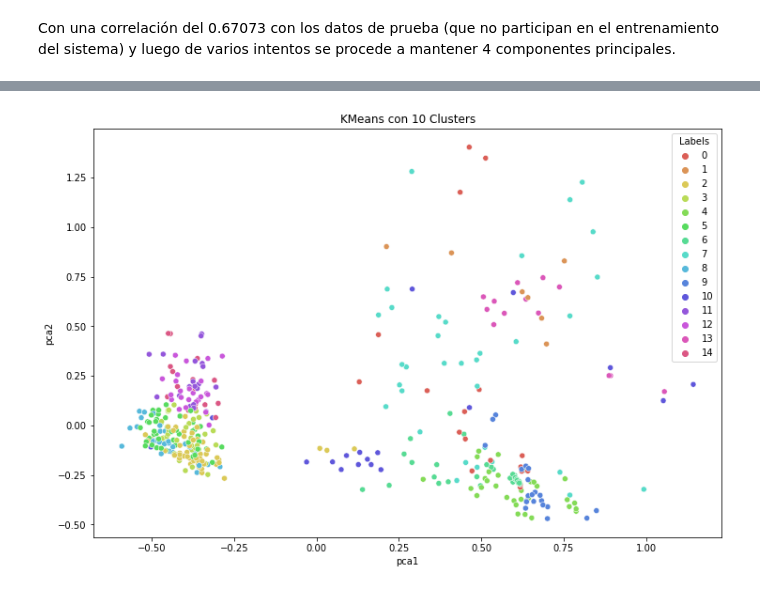
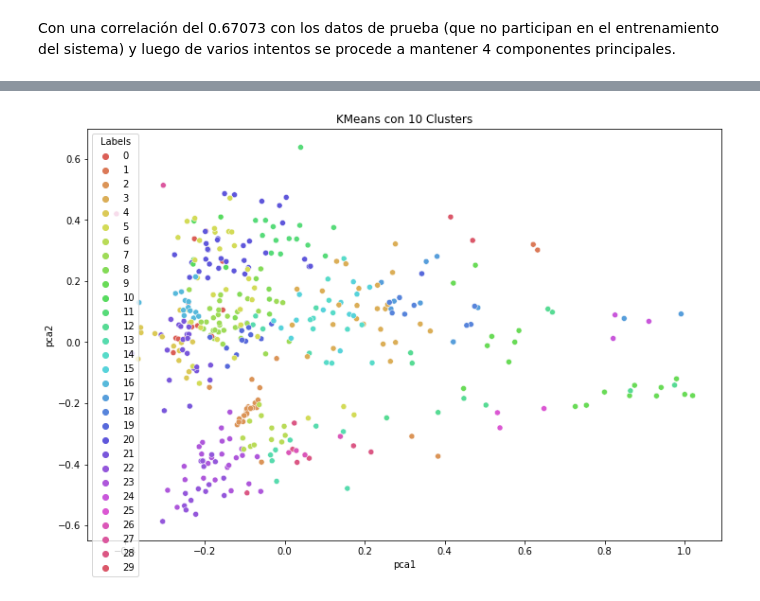
Before and after one commit to roxyconstantine-dev/Proyecto-Final-de-An-lisis-Datos, a Jupyter notebook: Borrador_Proyecto.ipynb, the cells around one changed output, grey strips where cells are left out. Drawn from its saved outputs; the diff is of its cells as text; code cells hidden in the pictures.

```diff
--- a/Borrador_Proyecto.ipynb
+++ b/Borrador_Proyecto.ipynb
@@ -88,4 +105,4 @@ datos = datos.dropna(how='all')
 datos2 = datos.fillna(0)
 datos2
 Y= datos2['Frente']
-X = datos2.drop(['Frente'], axis=1)
+X = datos2.drop(['Frente','Cu','Zn','Na','K'], axis=1)
@@ -148,7 +311,7 @@ pca.n_components_
 # %%
 from sklearn.decomposition import PCA
-pca = PCA(n_components = 4).fit(X)
+pca = PCA(n_components = 2).fit(X)
 principal_comps = pca.transform(X)
-pca_db = pd.DataFrame(data = principal_comps, columns=['pca1', 'pca2','pca3','pc4'])
+pca_db = pd.DataFrame(data = principal_comps, columns=['pca1', 'pca2'])
 pca_db
 # %% [output]
@@ -354,10 +485,10 @@ plt.show()
 # %%
 # 10 cluster
-km10= KMeans(n_clusters=10).fit(X)
+km10= KMeans(n_clusters=50).fit(X)
 
 X['Labels'] = km10.labels_
 plt.figure(figsize=(12, 8))
 sn.scatterplot(x=X['pca1'], y=X['pca2'], hue=X['Labels'],
-                palette=sn.color_palette('hls', 10),cmap="Dark1")
+                palette=sn.color_palette('hls', 50),)
 plt.title('KMeans con 10 Clusters')
 plt.show()
@@ -366,15 +495,15 @@ plt.show()
 # %%
 # 10 cluster
-km15 = KMeans(n_clusters=15).fit(X)
+km15 = KMeans(n_clusters=30).fit(X)
 
 X['Labels'] = km15.labels_
 plt.figure(figsize=(12, 8))
 sn.scatterplot(x=X['pca1'], y=X['pca2'], hue=X['Labels'],
-                palette=sn.color_palette('hls', 15))
+                palette=sn.color_palette('hls', 30))
 plt.title('KMeans con 10 Clusters')
 plt.show()
 # %% [output]
-[figure, old version]
+[figure, new version]
 # %%
 fig = plt.figure(figsize=(20,8))
 ax = fig.add_subplot(121)
```
Also changed, not shown: parts of 34 cells of this notebook.
